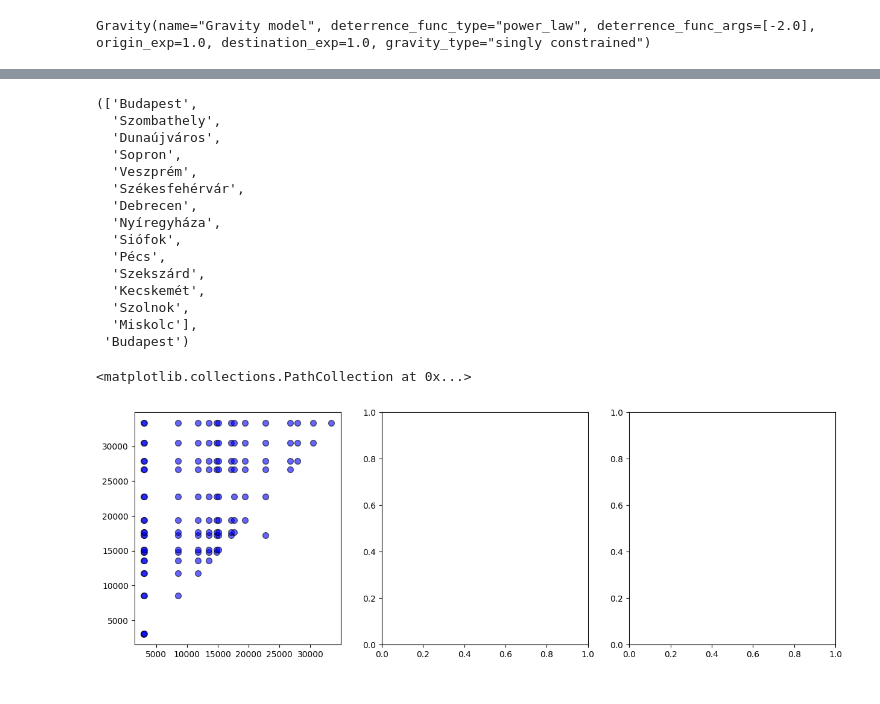
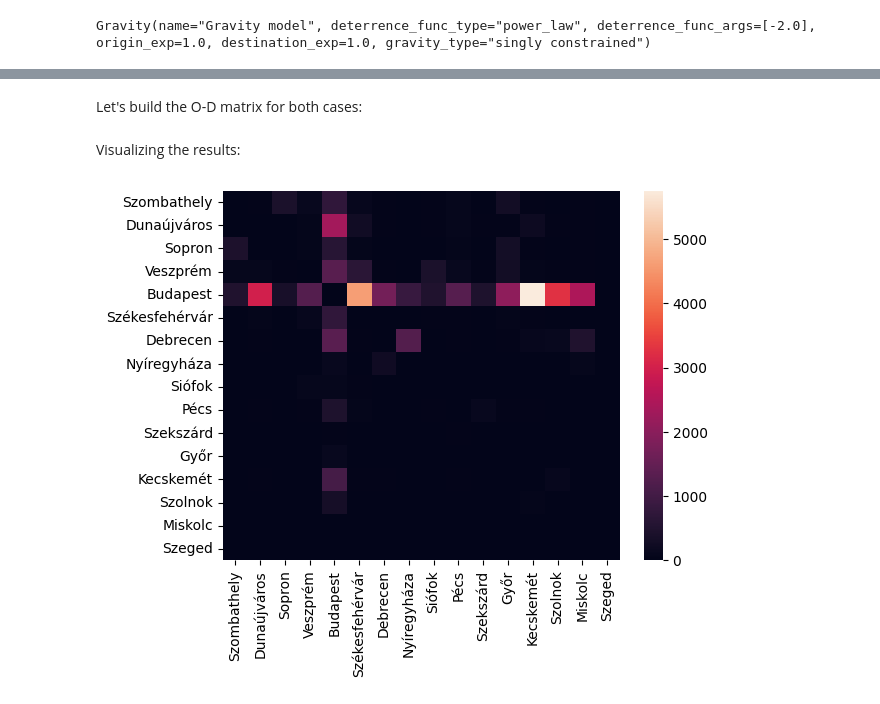
Before and after one commit to me9hanics/origin-destination-matrix-from-traffic, a Jupyter notebook: odm_gravity.ipynb, the cells around one changed output, grey strips where cells are left out. Saved outputs shown, nothing was run; the diff lists cells and outputs as text; code cells hidden in the pictures.

Commit message:
clean up file, add comments + final plots

```diff
--- a/odm_gravity.ipynb
+++ b/odm_gravity.ipynb
@@ -266,25 +258,10 @@ places_sorted
-# %%
-places_sorted, o
-# %% [output]
-(['Budapest',
-  'Szombathely',
-  'Dunaújváros',
-  'Sopron',
-  'Veszprém',
-  'Székesfehérvár',
-  'Debrecen',
-  'Nyíregyháza',
-  'Siófok',
-  'Pécs',
-  'Szekszárd',
-  'Kecskemét',
-  'Szolnok',
-  'Miskolc'],
- 'Budapest')
+# %% [markdown]
+Let's build the O-D matrix for both cases:
 # %%
-places_sorted = [id_place_dict[int(id)] for id in synth_fdf['origin'].unique()]
+places_sorted = [id_place_dict[int(id)] for id in fdf['destination'].unique()]
 odm_2d = np.zeros((len(places_sorted), len(places_sorted)))
 odm_2d_fitted = np.zeros((len(places_sorted), len(places_sorted)))
+
 for i, row in synth_fdf.iterrows():
     o = id_place_dict[int(row['origin'])]; d = id_place_dict[int(row['destination'])]; f = row['flow']
     odm_2d[places_sorted.index(o), places_sorted.index(d)] = f
@@ -292,11 +269,9 @@ for i, row in synth_fdf.iterrows():
 for i, row in synth_fdf_fitted.iterrows():
     o = id_place_dict[int(row['origin'])]; d = id_place_dict[int(row['destination'])]; f = row['flow']
     odm_2d_fitted[places_sorted.index(o), places_sorted.index(d)] = f
-# %%
-#Plot the scatter plot of origin-destination flows: fitted, gravity, and real
-od_pairs = [(o, d) for o in tessellation_16['tile_ID'] for d in tessellation_16['tile_ID'] if o != d]
-fig, ax = plt.subplots(1, 3, figsize=(15, 5))
-ax[0].scatter(fdf['origin'], fdf['destination'], c='blue', edgecolors='k', s=50, alpha=0.6, label='Real flows')
-# %% [output]
-<matplotlib.collections.PathCollection at 0x...>
-[figure, removed]
+# %% [markdown]
+Visualizing the results:
+# %%
+computing_functions.plot_odm(odm_2d, places_sorted)
+# %% [output]
+[figure, added]
```
Also changed, not shown: parts of 27 cells of this notebook.
